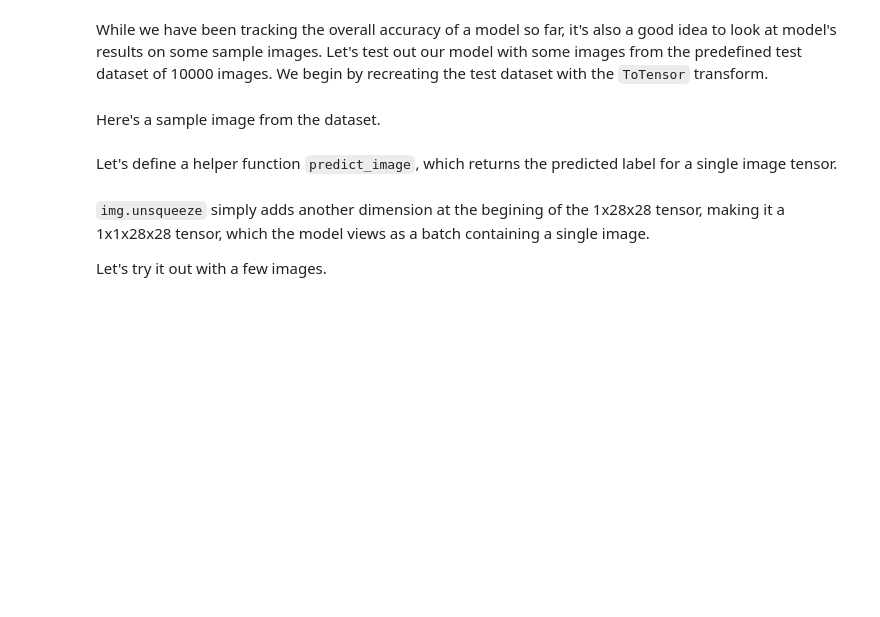
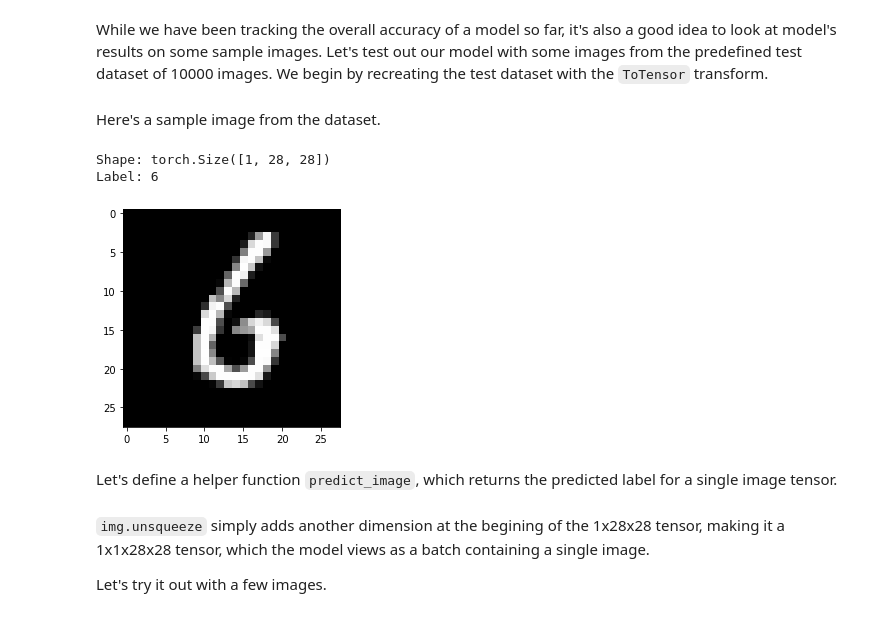
Before and after one commit to PRO-AnkitVerma/pytorch-tutorials, a Jupyter notebook: 03_logistic_regression.ipynb, the cells around one changed output. Saved outputs shown, nothing was run; the diff lists cells and outputs as text; code cells hidden in the pictures; blank space fills up the shorter version.

```diff
--- a/03_logistic_regression.ipynb
+++ b/03_logistic_regression.ipynb
@@ -628,10 +725,14 @@ test_dataset = MNIST(root='data/',
 # %% [markdown]
 Here's a sample image from the dataset.
 # %%
-img, label = test_dataset[0]
+img, label = test_dataset[50]
 plt.imshow(img[0], cmap='gray')
 print('Shape:', img.shape)
 print('Label:', label)
+# %% [output]
+Shape: torch.Size([1, 28, 28])
+Label: 6
+[figure, added]
 # %% [markdown]
 Let's define a helper function `predict_image`, which returns the predicted label for a single image tensor.
 # %%
```
Also changed, not shown: parts of 37 cells of this notebook.
